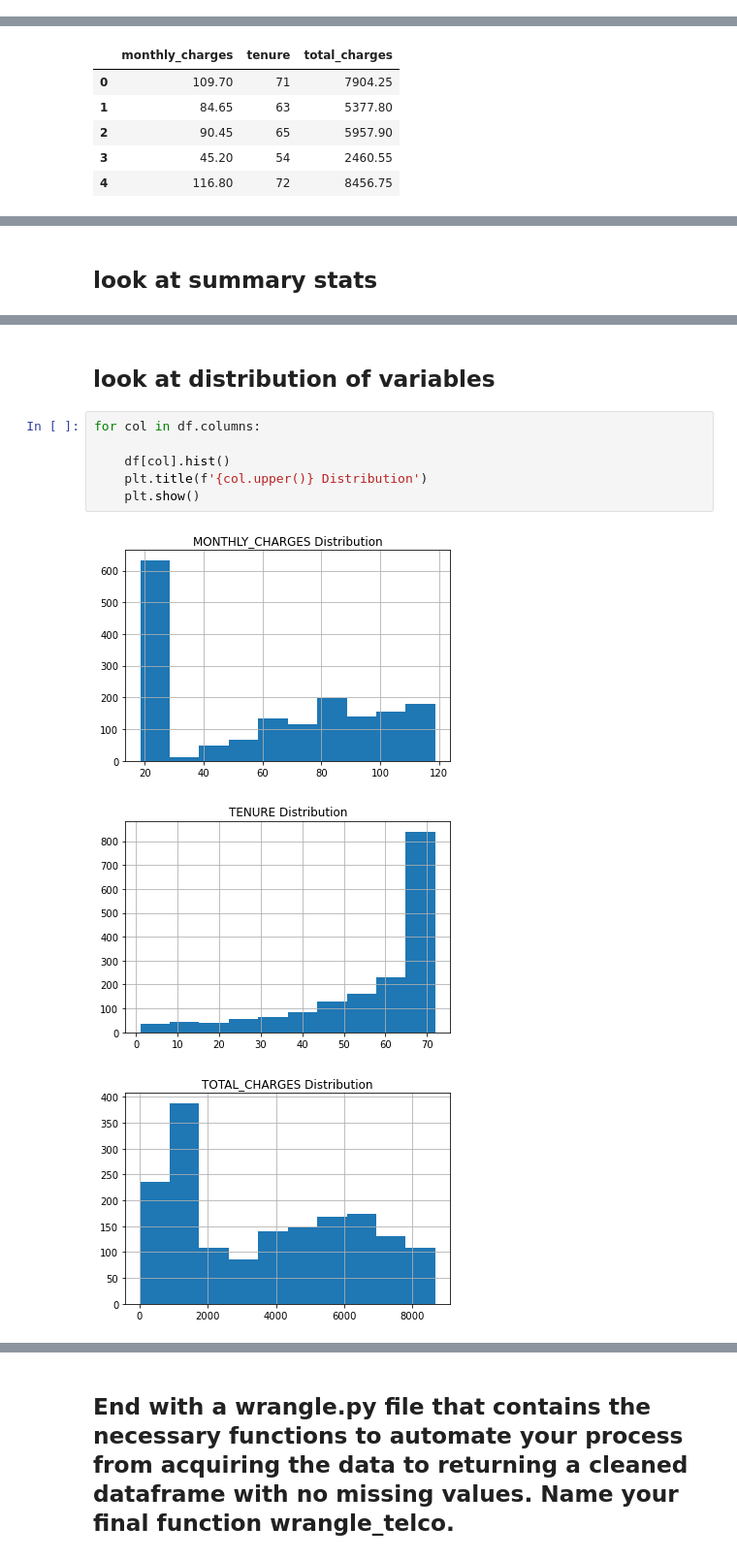
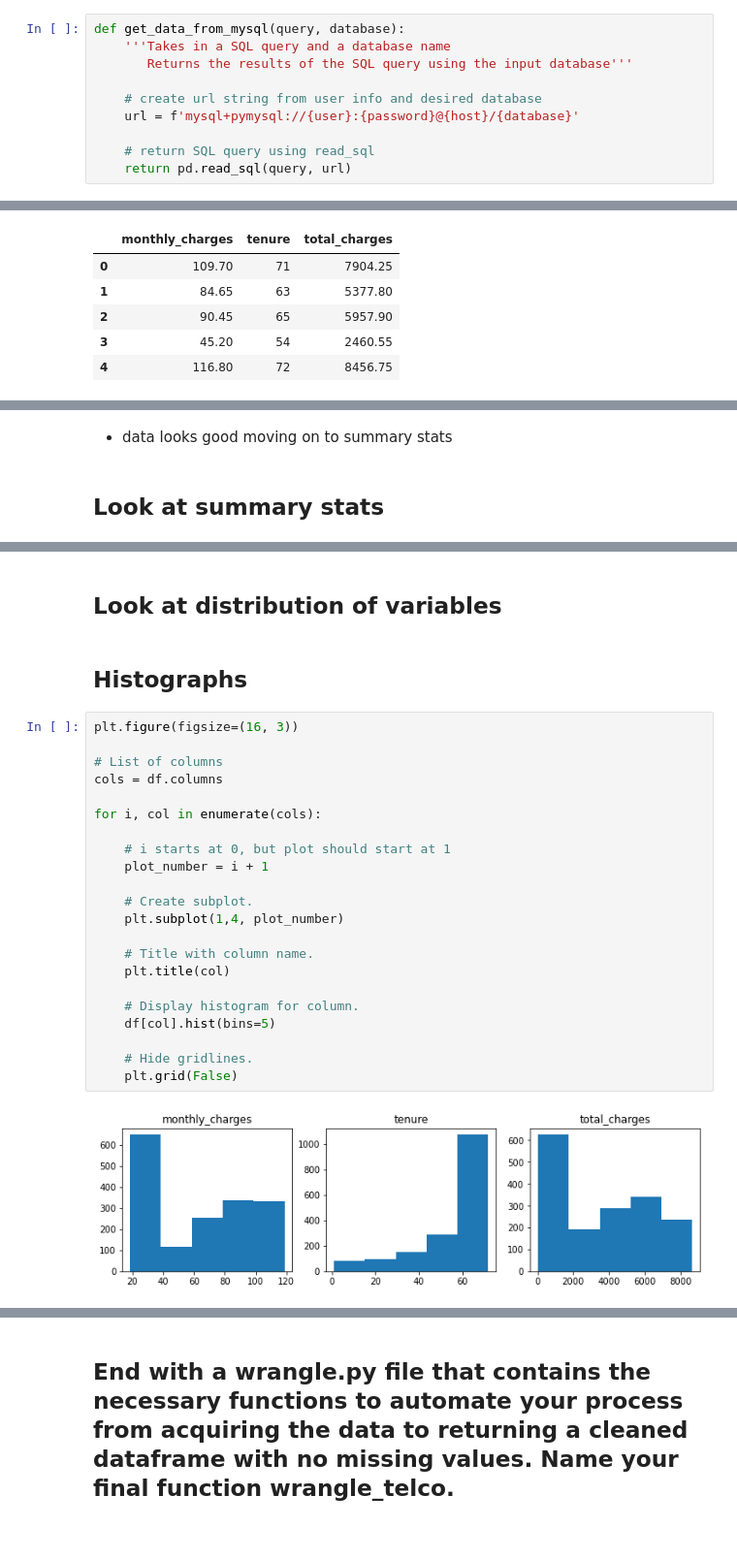
Before and after one commit to Johndsalas/lesson_prep, a Jupyter notebook: regression/wrangle.ipynb, the cells around one changed output, grey strips where cells are left out. Shown at 97% size. Cells and saved outputs as stored; diff of their text form.

```diff
--- a/regression/wrangle.ipynb
+++ b/regression/wrangle.ipynb
@@ -10,6 +15,16 @@ from env import host, user, password
 from wrangle import get_data_from_mysql, wrangle_telco
 # %% [markdown]
 ## Acquire customer_id, monthly_charges, tenure, and total_charges from the telco_churn database for all customers with a 2-year contract.
+# %%
+def get_data_from_mysql(query, database):
+    '''Takes in a SQL query and a database name
+       Returns the results of the SQL query using the input database'''
+
+    # create url string from user info and desired database
+    url = f'mysql+pymysql://{user}:{password}@{host}/{database}'
+
+    # return SQL query using read_sql
+    return pd.read_sql(query, url)
 # %%
 query = """
 
@@ -175,5 +196,7 @@ df.head()
+# %% [markdown]
+* data looks good moving on to summary stats
 # %% [markdown]
-## look at summary stats
+## Look at summary stats
 # %%
 df.describe().T
 # %% [output]
@@ -182,16 +205,32 @@ df.describe().T
 | tenure | 1685.0 | 57.071810 | 17.729130 | 1.00 | 48.00 | 64.00 | 71.00 | 72.00 |
 | total_charges | 1685.0 | 3728.933947 | 2571.252806 | 20.35 | 1278.80 | 3623.95 | 5999.85 | 8672.45 |
 # %% [markdown]
-## look at distribution of variables
+## Look at distribution of variables
+# %% [markdown]
+## Histographs
 # %%
-for col in df.columns:
+plt.figure(figsize=(16, 3))
 
-    df[col].hist()
-    plt.title(f'{col.upper()} Distribution')
-    plt.show()
+# List of columns
+cols = df.columns
+
+for i, col in enumerate(cols):
+
+    # i starts at 0, but plot should start at 1
+    plot_number = i + 1
+
+    # Create subplot.
+    plt.subplot(1,4, plot_number)
+
+    # Title with column name.
+    plt.title(col)
+
+    # Display histogram for column.
+    df[col].hist(bins=5)
+
+    # Hide gridlines.
+    plt.grid(False)
 # %% [output]
-[figure, old version]
+[figure, new version]
-[figure, removed]
-[figure, removed]
 # %% [markdown]
 * distributions are not normal
```
Also changed, not shown: parts of 35 cells of this notebook, 2 other files.
